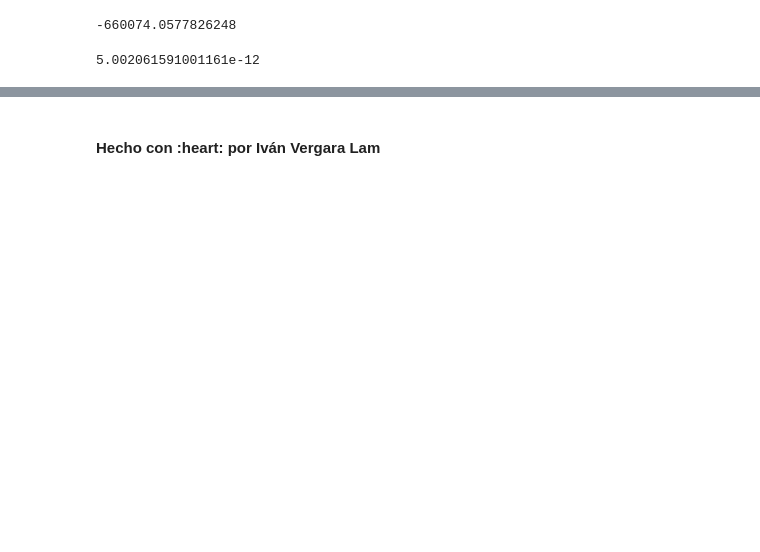
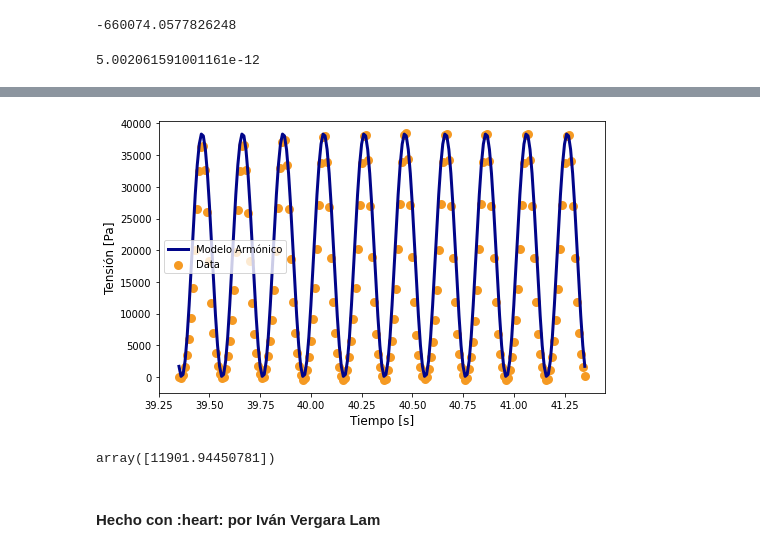
Before and after one commit to ivanvlam/IBM2020, a Jupyter notebook: Tarea 4/tarea-4.ipynb, the cells around one changed output, grey strips where cells are left out. Cells and saved outputs as stored; diff of their text form; code cells hidden in the pictures; blank space fills up the shorter version.

```diff
--- a/Tarea 4/tarea-4.ipynb
+++ b/Tarea 4/tarea-4.ipynb
@@ -546,2 +564,47 @@ epsilon_0 ** 2 * np.pi * E_1 * omega * (tau_s - tau_e) / (1 + omega ** 2 * tau_e
+# %%
+def harmonic_model(c, t):
+    delta = c
+    return sigma_0 * (1 + np.cos(omega * t + delta))
+# %%
+c_h = 1
+
+def error_h(c, x, y):
+    return abs(y - harmonic_model(c, x))
+# %%
+h_c_fit, h_cov = sp.leastsq(
+    func=error_h,
+    x0=c_h,
+    args=(
+        time_h[cycle_h['0']:cycle_h['f']],
+        str_h[cycle_h['0']:cycle_h['f']]
+    )
+)
+delta_h = h_c_fit
+# %%
+fig = plt.figure(figsize=fig_size)
+plt.scatter(
+    time_h[cycle_h['0']:cycle_h['f']],
+    str_h[cycle_h['0']:cycle_h['f']],
+    color=naranjo,
+    linewidth=3,
+    label='Data'
+)
+plt.plot(
+    time_h[cycle_h['0']:cycle_h['f']],
+    harmonic_model(h_c_fit, time_h[cycle_h['0']:cycle_h['f']]),
+    color=azul,
+    linewidth=3,
+    label='Modelo Armónico'
+)
+plt.legend()
+plt.xlabel('Tiempo [s]', fontsize=12)
+plt.ylabel('Tensión [Pa]', fontsize=12)
+plt.show()
+# %% [output]
+[figure, added]
+# %%
+sigma_0 / epsilon_0 * np.exp(delta_h)
+# %% [output]
+array([11901.94450781])
 # %% [markdown]
 #### Hecho con :heart: por Iván Vergara Lam
```
Also changed, not shown: parts of 6 cells of this notebook.
